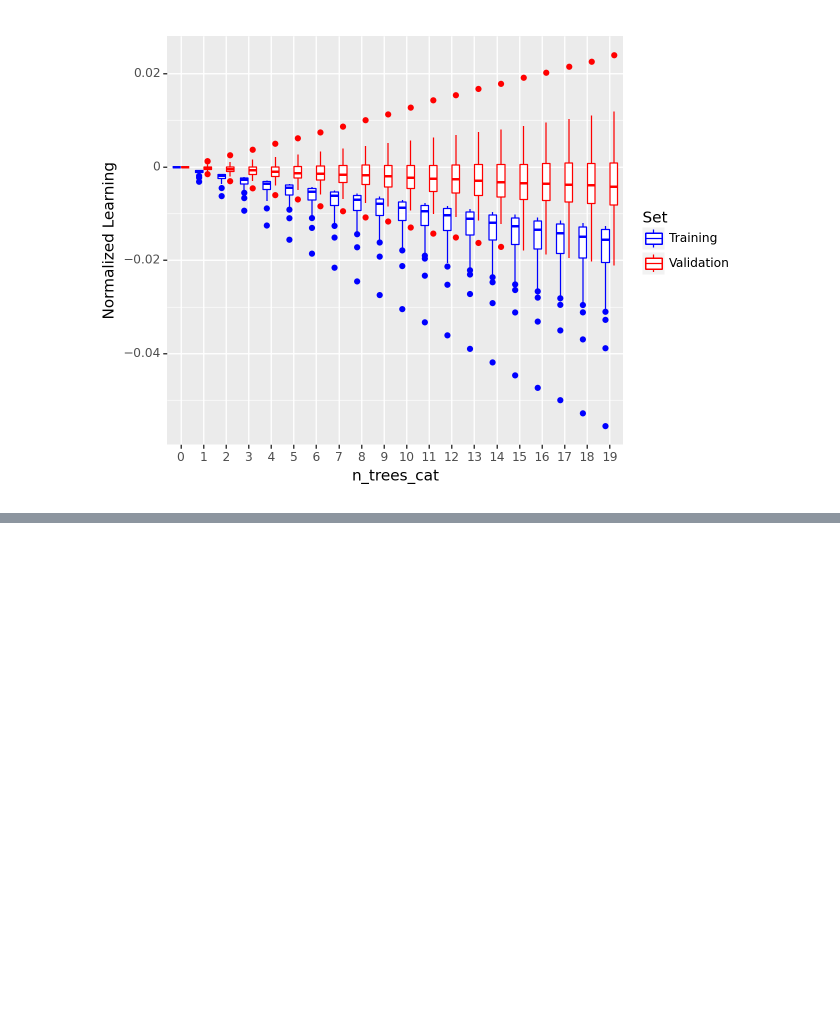
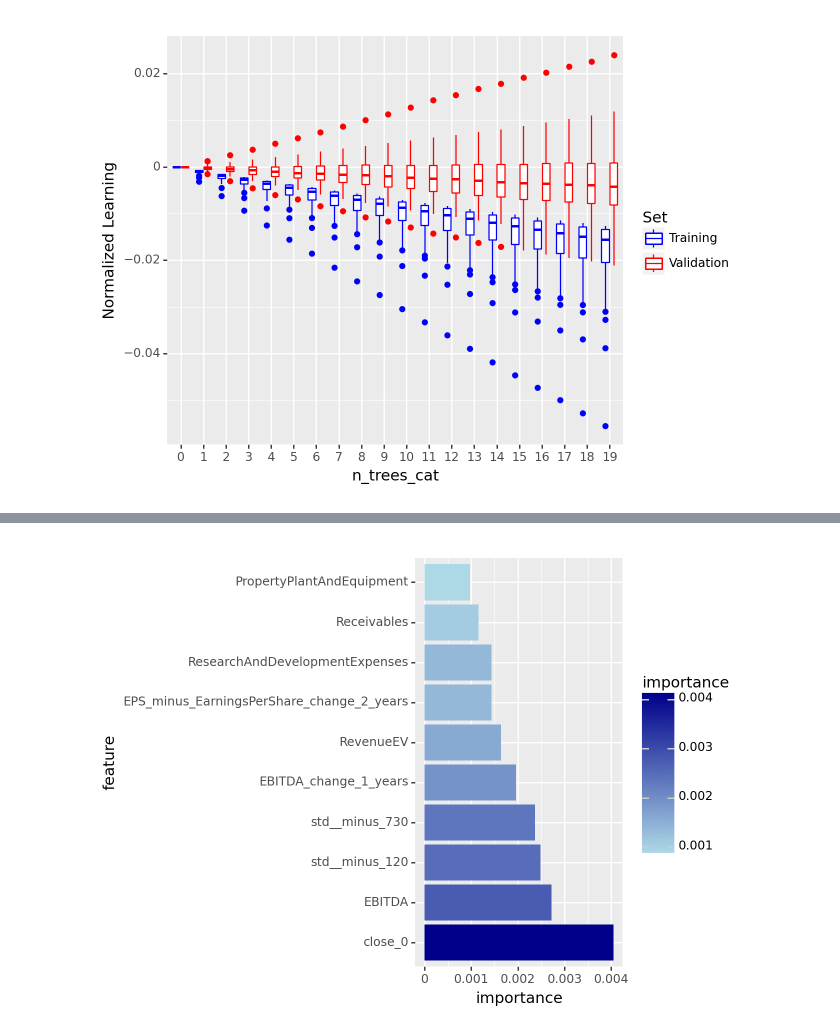
Before and after one commit to dan1dr/zrive-ds, a Jupyter notebook: src/module_5/module5.ipynb, the cells around one changed output, grey strips where cells are left out. Cells and saved outputs as stored; diff of their text form; code cells hidden in the pictures; blank space fills up the shorter version.

Commit message:
explored feature importance + data leakages

```diff
--- a/src/module_5/module5.ipynb
+++ b/src/module_5/module5.ipynb
@@ -572,7 +571,7 @@ params = {
         "metric": 'binary_logloss'}
 
 all_results = {}
-all_predicted_tickers = {}
+all_predicted_tickers_list = []
 all_models = {}
 
 
@@ -644,7 +643,7 @@ params = {
         "metric": 'binary_logloss'}
 
 all_results = {}
-all_predicted_tickers = {}
+all_predicted_tickers_list = []
 all_models = {}
 
 for execution_date in execution_dates:
@@ -701,0 +783,20 @@ Keep and eye on lambda rank and ndcg
+# %%
+period_frequency = 4
+execution_dates = np.sort(data_set['execution_date'].unique())
+
+all_results = {}
+all_predicted_tickers_list = []
+all_models = {}
+all_feature_importance = pd.DataFrame()
+
+for i, execution_date in enumerate(execution_dates):
+    if i % period_frequency == 0:
+        print(f"Training for execution date: {execution_date}")
+        all_results, all_predicted_tickers_list, all_models, X_train, X_test, all_feature_importance = run_model_for_execution_date(
+            execution_date,
+            all_results,
+            all_predicted_tickers_list,
+            all_models,
+            all_feature_importance,
+            params
+        )
@@ -701,0 +820,21 @@ Keep and eye on lambda rank and ndcg
+# %%
+all_feature_importance = all_feature_importance.sort_values(['execution_date', 'importance'], ascending=False)
+all_feature_importance_mean = all_feature_importance.groupby('feature')['importance'].mean().reset_index()
+all_feature_importance_mean = all_feature_importance_mean.sort_values('importance', ascending=False)
+all_feature_importance_mean_importants = all_feature_importance_mean.head(10)
+# %%
+# Convert 'feature' to a categorical type with ordered levels
+all_feature_importance_mean_importants['feature'] = pd.Categorical(
+    all_feature_importance_mean_importants['feature'],
+    categories=all_feature_importance_mean_importants['feature'],
+    ordered=True
+)
+
+plot = ggplot(all_feature_importance_mean_importants, aes(x='feature', y='importance', fill='importance')) + \
+    geom_col() + \
+    scale_fill_gradient(low='lightblue', high='darkblue') + \
+    coord_flip()  # This will make the plot horizontal
+
+print(plot)
+# %% [output]
+[figure, added]
```
Also changed, not shown: parts of 23 cells of this notebook, 2 other files.
